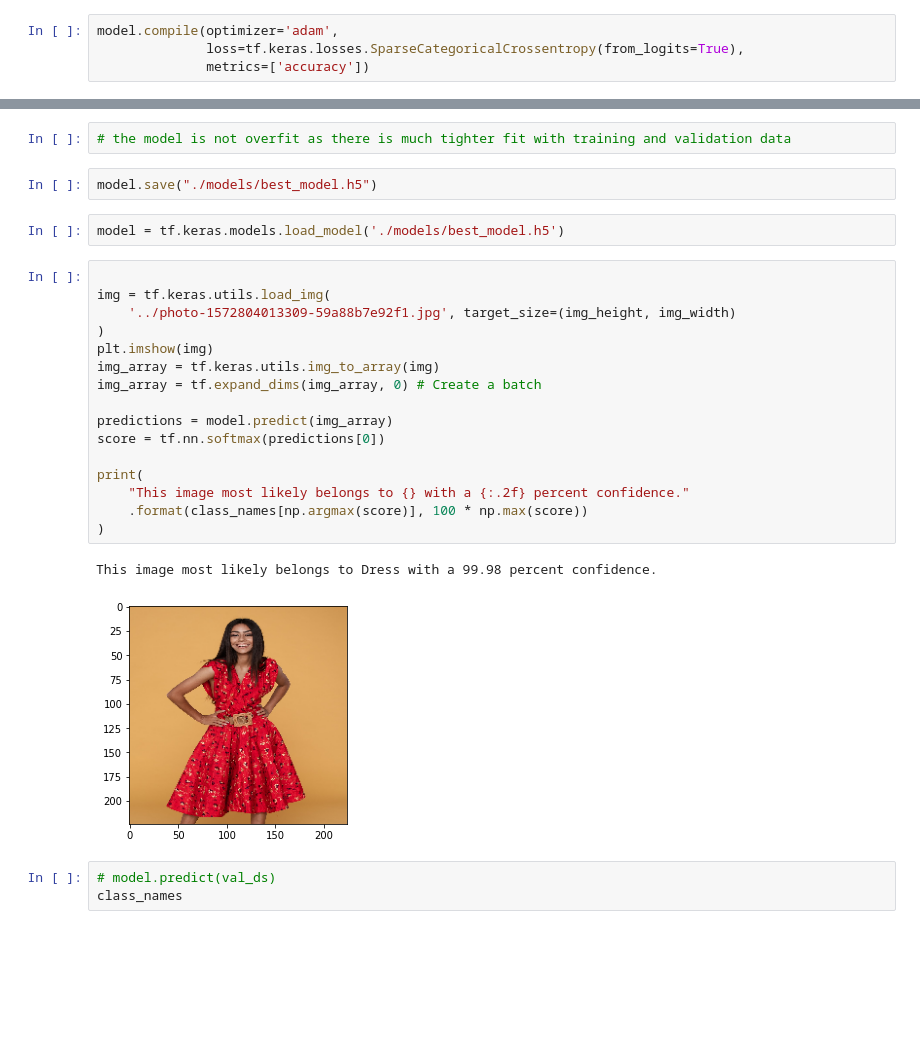
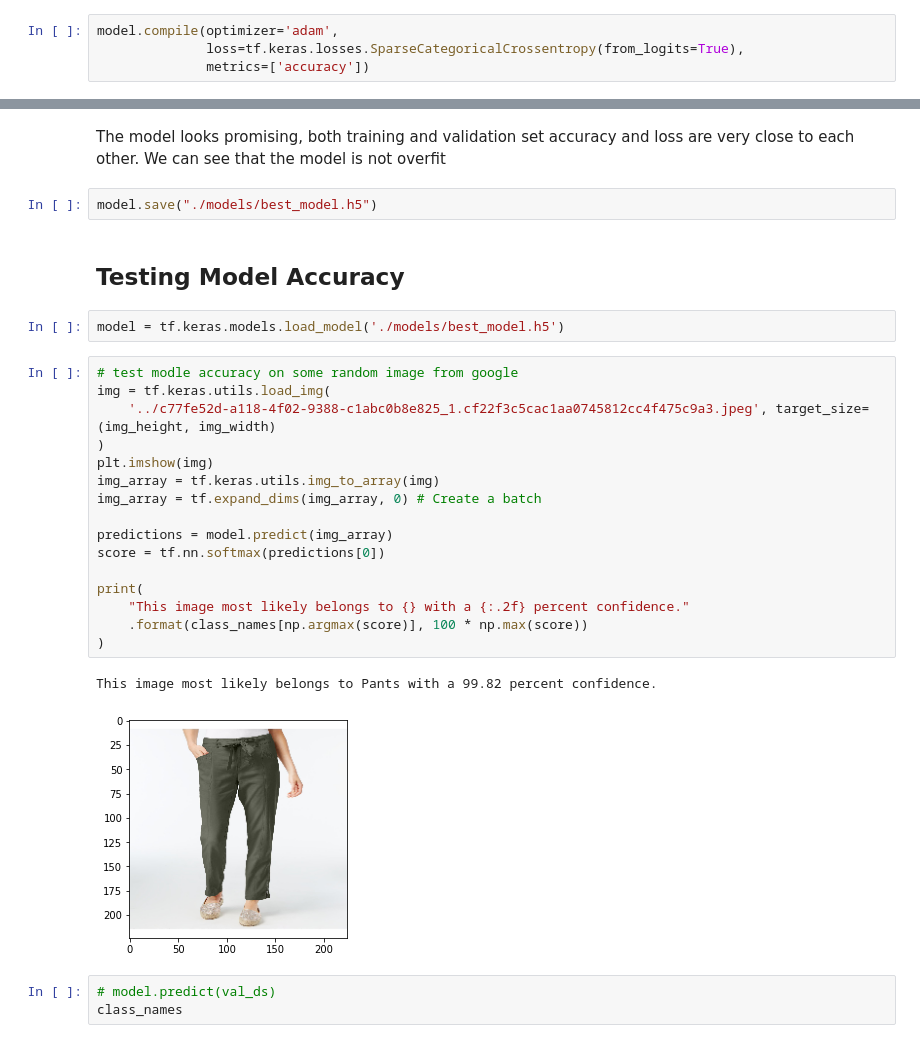
Before and after one commit to qasim-iqbal/shopify-image-challenge, a Jupyter notebook: clothing_classifier.ipynb, the cells around one changed output, grey strips where cells are left out. Drawn from its saved outputs; the diff is of its cells as text; blank space fills up the shorter version.

```diff
--- a/clothing_classifier.ipynb
+++ b/clothing_classifier.ipynb
@@ -397,28 +396,30 @@ plt.show()
-# %%
-# the model is not overfit as there is much tighter fit with training and validation data
+# %% [markdown]
+The model looks promising, both training and validation set accuracy and loss are very close to each other. We can see that the model is not overfit
 # %%
 model.save("./models/best_model.h5")
+# %% [markdown]
+## Testing Model Accuracy
 # %%
 model = tf.keras.models.load_model('./models/best_model.h5')
 # %%
-
+# test modle accuracy on some random image from google
 img = tf.keras.utils.load_img(
-    '../photo-1572804013309-59a88b7e92f1.jpg', target_size=(img_height, img_width)
+    '../c77fe52d-a118-4f02-9388-c1abc0b8e825_1.cf22f3c5cac1aa0745812cc4f475c9a3.jpeg', target_size=(img_height, img_width)
 )
 plt.imshow(img)
 img_array = tf.keras.utils.img_to_array(img)
 img_array = tf.expand_dims(img_array, 0) # Create a batch
 
 predictions = model.predict(img_array)
 score = tf.nn.softmax(predictions[0])
 
 print(
     "This image most likely belongs to {} with a {:.2f} percent confidence."
     .format(class_names[np.argmax(score)], 100 * np.max(score))
 )
 # %% [output]
-This image most likely belongs to Dress with a 99.98 percent confidence.
+This image most likely belongs to Pants with a 99.82 percent confidence.
-[figure, old version]
+[figure, new version]
 # %%
 # model.predict(val_ds)
 class_names
```
Also changed, not shown: parts of 22 cells of this notebook, 3 other files.
